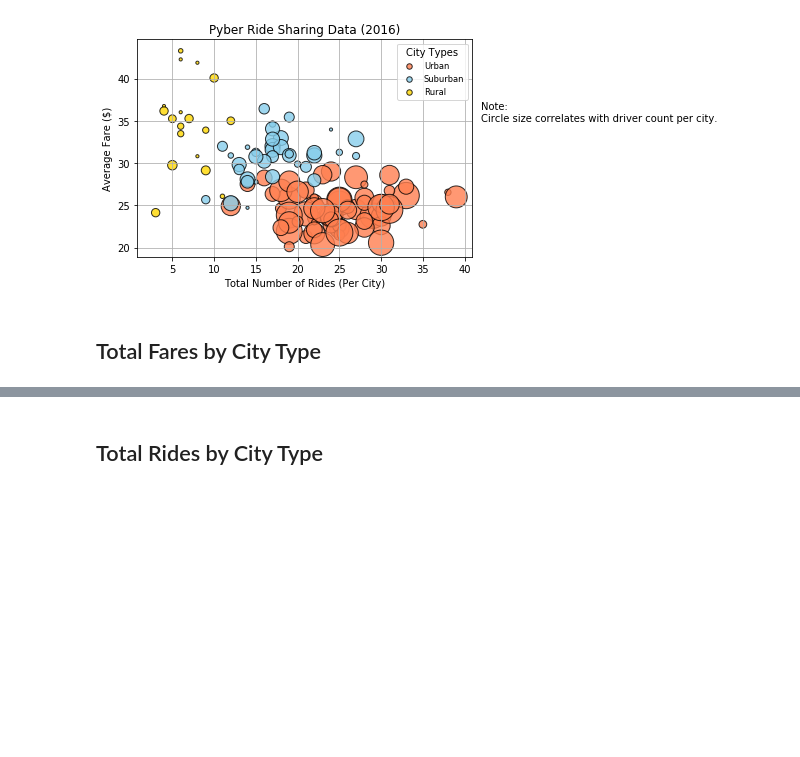
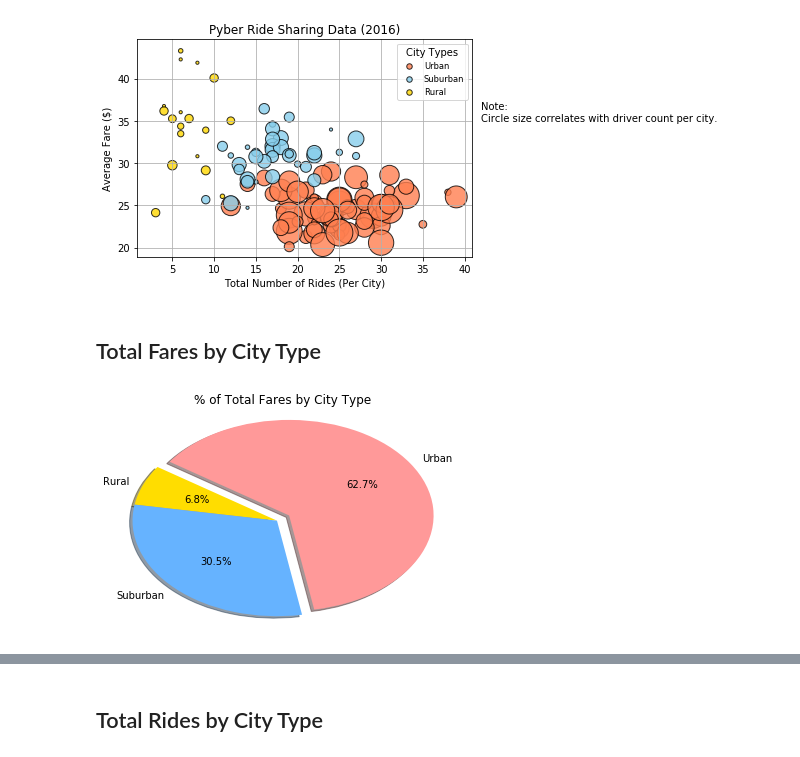
Before and after one commit to tduszyk/Pyber, a Jupyter notebook: pyber_starter.ipynb, the cells around one changed output, grey strips where cells are left out. Saved outputs shown, nothing was run; the diff lists cells and outputs as text; code cells hidden in the pictures; blank space fills up the shorter version.

Commit message:
total_drivers by city type in progress... 1

```diff
--- a/pyber_starter.ipynb
+++ b/pyber_starter.ipynb
@@ -63,3 +62,28 @@ plt.show()
+# %%
+# Calculate Type Percents
+total_fares = full_df['fare'].sum()
+fares = (full_df.groupby(['type']).sum()).iloc[:,0]
+rural_fares = fares[0]
+suburban_fares = fares[1]
+urban_fares = fares[2]
+rural_f_perc = (rural_fares / total_fares) * 100
+suburban_f_perc = (suburban_fares / total_fares) * 100
+urban_f_perc = (urban_fares / total_fares) * 100
+
+# Build Pie Chart
+types = ["Urban", "Rural", "Suburban"]
+percentages = [urban_f_perc, rural_f_perc, suburban_f_perc]
+colors= ["#ff9999", "#ffdd00", "#66b3ff"]
+explode = (0.1, 0, 0)
+plt.title("% of Total Fares by City Type")
+plt.pie(percentages, explode=explode, labels=types, colors=colors, autopct="%1.1f%%",
+        shadow=True, startangle=280)
+plt.axis("tight")
+
+# Save Figure
+plt.savefig('charts/total_fares_by_city_type.png')
+# %% [output]
+[figure, added]
 # %%
 # Show Figure
 plt.show()
```
Also changed, not shown: parts of 13 cells of this notebook.
